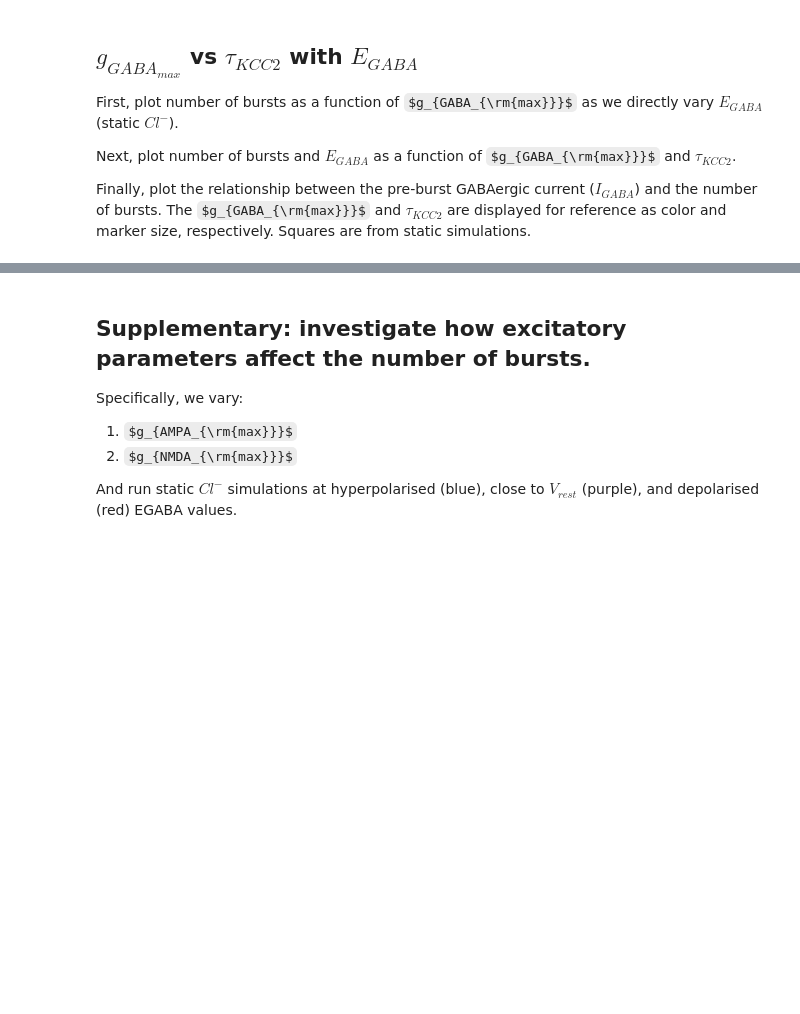
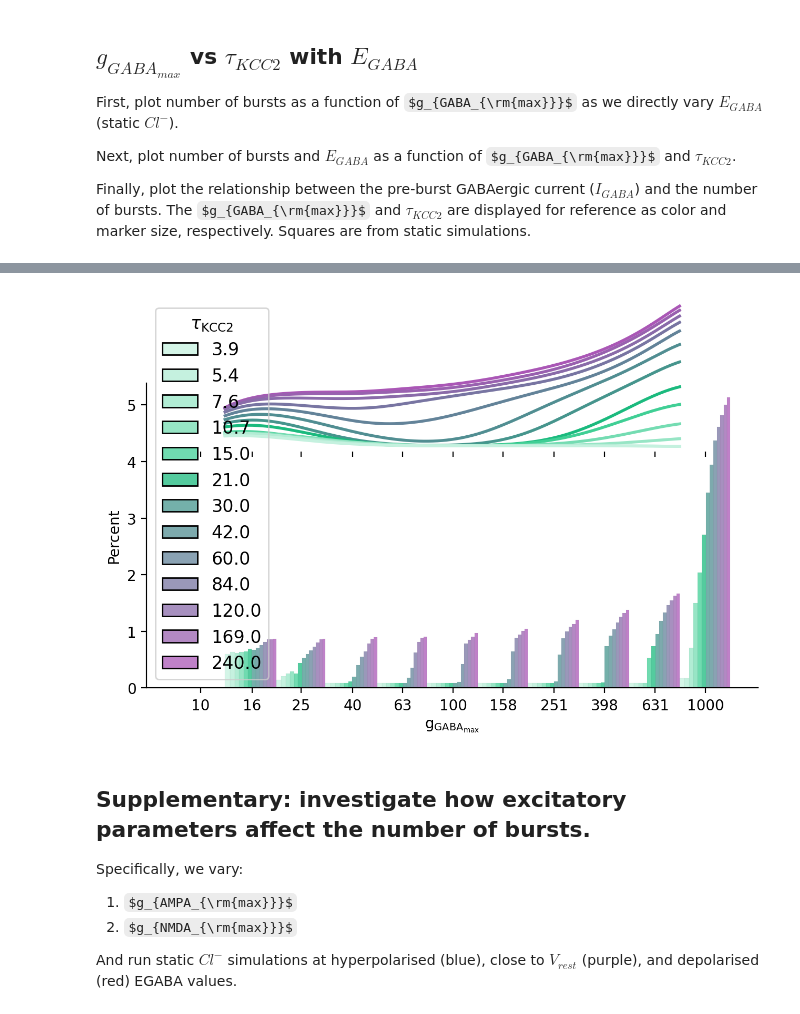
Before and after one commit to ChrisCurrin/goldilocks-GABA, a Jupyter notebook: lrd_figures.ipynb, the cells around one changed output, grey strips where cells are left out. Saved outputs shown, nothing was run; the diff lists cells and outputs as text; code cells hidden in the pictures; some formulas as TeX source; blank space fills up the shorter version.

```diff
--- a/lrd_figures.ipynb
+++ b/lrd_figures.ipynb
@@ -810,3 +558,77 @@ sns.heatmap(
+# %%
+fig, axs = plt.subplots(2, gridspec_kw={"height_ratios": [0.5, 1]}, sharex=True)
+fig.subplots_adjust(wspace=0, hspace=-0.3)
+
+g_gaba_range = sorted(df_sub_bursts[text.G_GABA].unique())
+g_gaba_ratio = (g_gaba_range[-2] / g_gaba_range[-1]).round(2)
+
+ax_hist = axs[-1]
+ax_kde = axs[0]
+# ax_kde2 = axs[1]
+
+common_kwargs = dict(
+    data=df_sub_tau,
+    x=text.G_GABA,
+    hue=text.TAU_KCC2,
+    palette=COLOR.TAU_SM.get_cmap(),
+    hue_norm=COLOR.TAU_SM.norm,
+    hue_order=sorted(df_sub_tau[text.TAU_KCC2].unique()),
+)
+
+sns.histplot(
+    **common_kwargs,
+    bins=[(g_gaba_range[0] * g_gaba_ratio).round(2)] + g_gaba_range,
+    ax=ax_hist,
+    multiple="dodge",
+    stat="percent",
+    legend=True,
+)
+sns.kdeplot(
+    **common_kwargs,
+    # common_norm=False,
+    # common_grid=True,
+    # fill=True,
+    # alpha=0.2,
+    # bw_adjust=0.7,
+    ax=ax_kde,
+    log_scale=True,
+    legend=False,
+    # cut=0.,
+    clip=(1, 2.8),
+)
+
+# leg = ax_kde.get_legend()
+# handles = leg.legend_handles
+# labels = [float(t.get_text()) for t in leg.get_texts()]
+# # format label to only have a decimal if it needs it
+# labels = [f"{t:.0f}" if round(t) == t else f"{t}" for t in labels]
+
+# ax_kde.legend(handles, labels, title=text.TAU_KCC2,
+# labelcolor="linecolor",
+# )
+
+# sns.kdeplot(
+#     **common_kwargs,
+#     common_norm=False,
+#     # common_grid=True,
+#     fill=False,
+#     alpha=0.5,
+#     ax=ax_kde2,
+#     log_scale=True,
+#     legend=False,
+#     cut=0.0,
+# )
+ax_hist.set_xscale("log")
+ax_hist.set_xticks([], minor=True)
+ax_hist.set_xticks(
+    np.array(g_gaba_range) * 1.6 / 2, labels=[f"{g:.0f}" for g in g_gaba_range]
+)
+# ax_kde.set(xlabel="", xticks=[])
+ax_kde.set(ylabel="", yticks=[], yticklabels=[])
+# ax_kde.set_xticks([], minor=True)
+sns.despine(ax=ax_kde, left=True, bottom=True)
+# %% [output]
+[figure, added]
 # %% [markdown]
 ## Supplementary: investigate how excitatory parameters affect the number of bursts.
 
```
Also changed, not shown: parts of 27 cells of this notebook, 6 other files.
